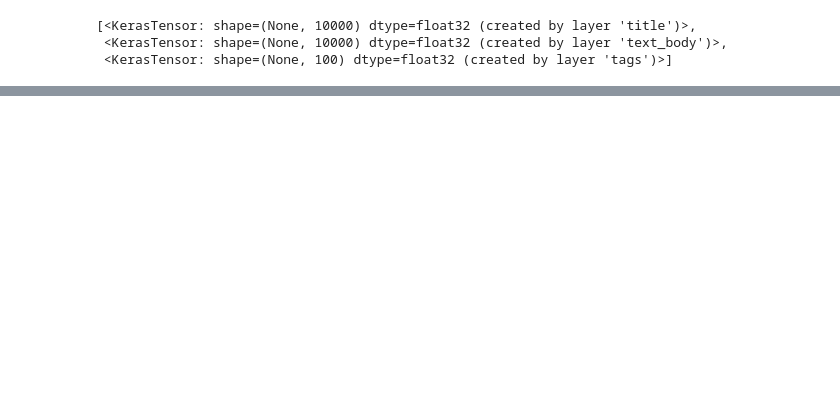
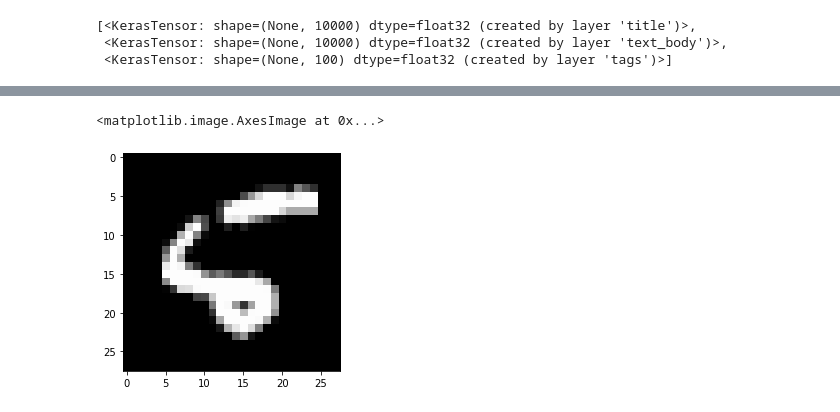
Before and after one commit to theaveas/DeepLearning, a Jupyter notebook: DLwithPython/chapter07_working_with_keras_a_deep_dive.ipynb, the cells around one changed output, grey strips where cells are left out. Cells and saved outputs as stored; diff of their text form; code cells hidden in the pictures; blank space fills up the shorter version.

```diff
--- a/DLwithPython/chapter07_working_with_keras_a_deep_dive.ipynb
+++ b/DLwithPython/chapter07_working_with_keras_a_deep_dive.ipynb
@@ -271,0 +352,11 @@ ________________________________________________________________________________
+# %%
+# preapare dataset
+(x_train, y_train), (x_test, y_test) = mnist.load_data()
+
+# scale dataset
+x_train = x_train.reshape((60000, 28 * 28)).astype('float32') / 255
+x_test = x_test.reshape((10000, 28 * 28)).astype('float32') / 255
+
+# train and validation dataset split
+x_train, x_val = x_train[10000:], x_train[:10000]
+y_train, y_val = y_train[10000:], y_train[:10000]
@@ -271,0 +454,8 @@ ________________________________________________________________________________
+# %%
+t = x_test[8].reshape(28, 28)
+
+import matplotlib.pyplot as plt
+plt.imshow(t, cmap='gray')
+# %% [output]
+<matplotlib.image.AxesImage at 0x...>
+[figure, added]
```
Also changed, not shown: parts of 31 cells of this notebook, 10 other files.
